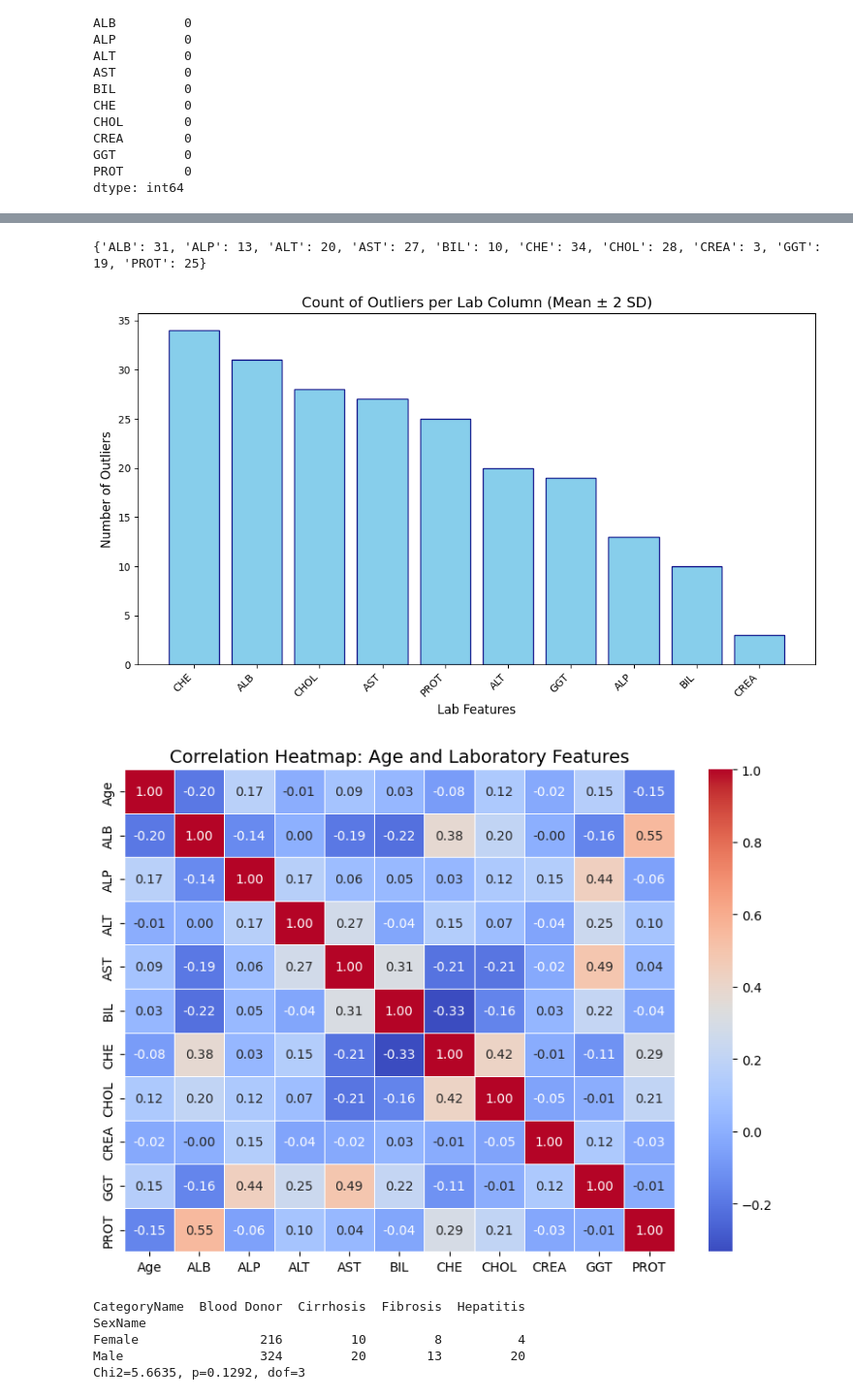
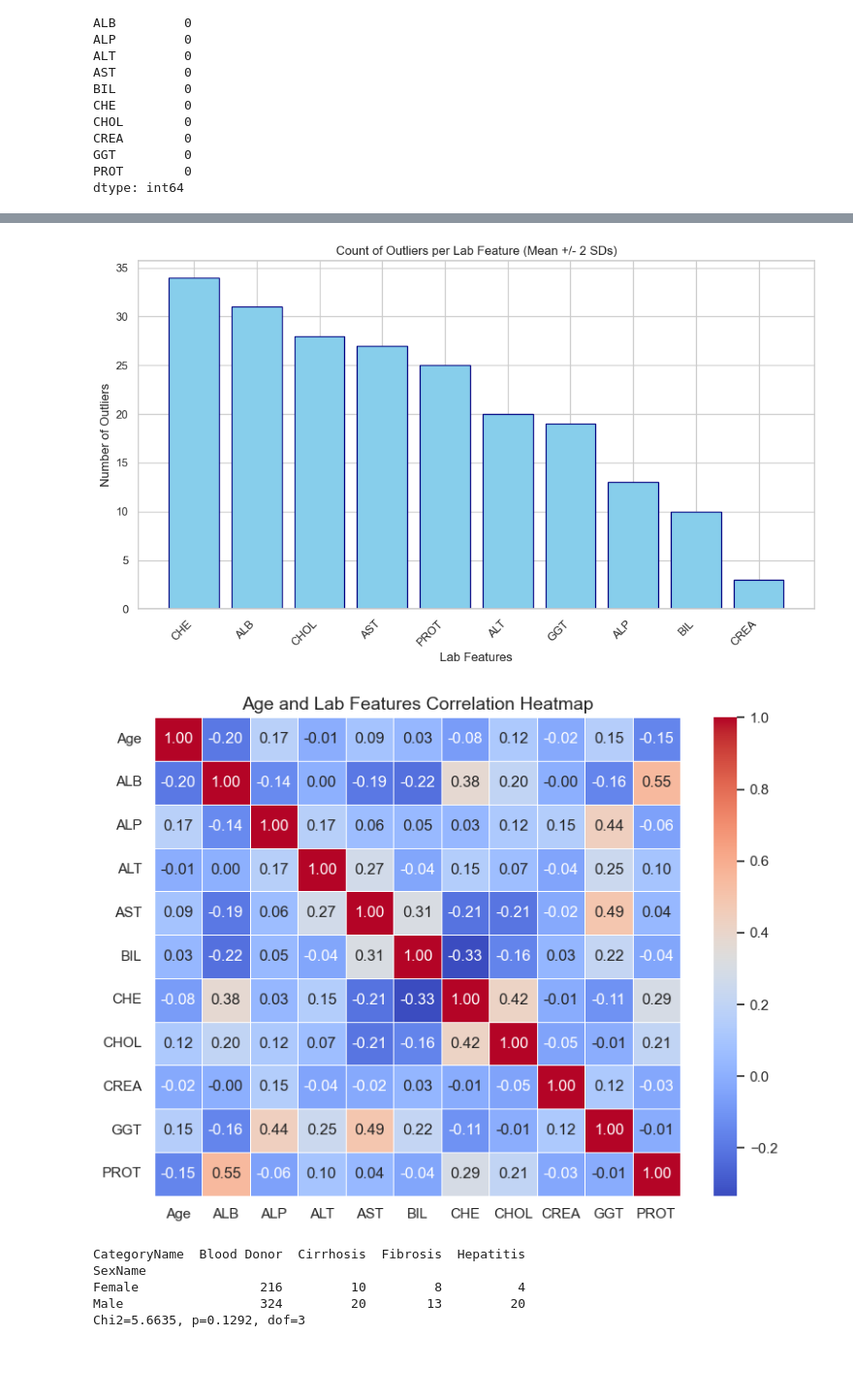
Before and after one commit to EdwardX29/CMSC320_Project, a Jupyter notebook: 320_project_checkpoint_2.ipynb, the cells around one changed output, grey strips where cells are left out. Shown at 97% size. Cells and saved outputs as stored; diff of their text form; code cells hidden in the pictures; blank space fills up the shorter version.

```diff
--- a/320_project_checkpoint_2.ipynb
+++ b/320_project_checkpoint_2.ipynb
@@ -174,0 +167,8 @@ plt.show()
+# %%
+# Initializing theme for plots
+sns.set_theme(style="whitegrid", context="notebook")
+
+# Colors for box and outliers
+# https://matplotlib.org/stable/users/explain/colors/colors.html
+BOX_COLOR = "#1f77b4"
+OUTLIER_COLOR = "#d62728"
@@ -217,12 +261,8 @@ for col in lab_features:
     upper = mean + 2 * std
     outliers_by_lab_col[col] = df[(df[col] < lower) | (df[col] > upper)].shape[0]
 
-print(outliers_by_lab_col)
-
 # plotting the outliers
-
-outliers_df = pd.DataFrame(list(outliers_by_lab_col.items()), columns=['Lab Feature', 'Outlier Count'])
-
+outliers_df = pd.DataFrame(outliers_by_lab_col.items(), columns=['Lab Feature', 'Outlier Count'])
 outliers_df = outliers_df.sort_values(by='Outlier Count', ascending=False)
 
 plt.figure(figsize=(10, 6))
@@ -230,31 +270,28 @@ plt.bar(outliers_df['Lab Feature'], outliers_df['Outlier Count'], color='skyblue
 
 plt.xlabel('Lab Features', fontsize=12)
 plt.ylabel('Number of Outliers', fontsize=12)
-plt.title('Count of Outliers per Lab Column (Mean ± 2 SD)', fontsize=14)
+plt.title('Count of Outliers per Lab Feature (Mean +/- 2 SDs)', fontsize=12)
 
 plt.xticks(rotation=45, ha='right')
 
 plt.tight_layout()
 plt.show()
 # %% [output]
-{'ALB': 31, 'ALP': 13, 'ALT': 20, 'AST': 27, 'BIL': 10, 'CHE': 34, 'CHOL': 28, 'CREA': 3, 'GGT': 19, 'PROT': 25}
-[figure, old version]
+[figure, new version]
 # %%
 # Correlation matrix for laboratory fields only
 cols = ["Age"] + lab_features
 corr_matrix = df[cols].corr()
 
-# making a heatmap for the correlation matrix
-
+# Create heatmap for the correlation matrix
 plt.figure(figsize=(8, 6))
-
 sns.heatmap(corr_matrix, annot=True, cmap='coolwarm', fmt=".2f", linewidths=0.5)
 
-plt.title('Correlation Heatmap: Age and Laboratory Features', fontsize=14)
+plt.title('Age and Lab Features Correlation Heatmap', fontsize=14)
 plt.tight_layout()
 
 plt.show()
 # %% [output]
-[figure, old version]
+[figure, new version]
 # %%
 # Next, we will set up hypothesis testing for a series of tests to come
```
Also changed, not shown: parts of 21 cells of this notebook.
